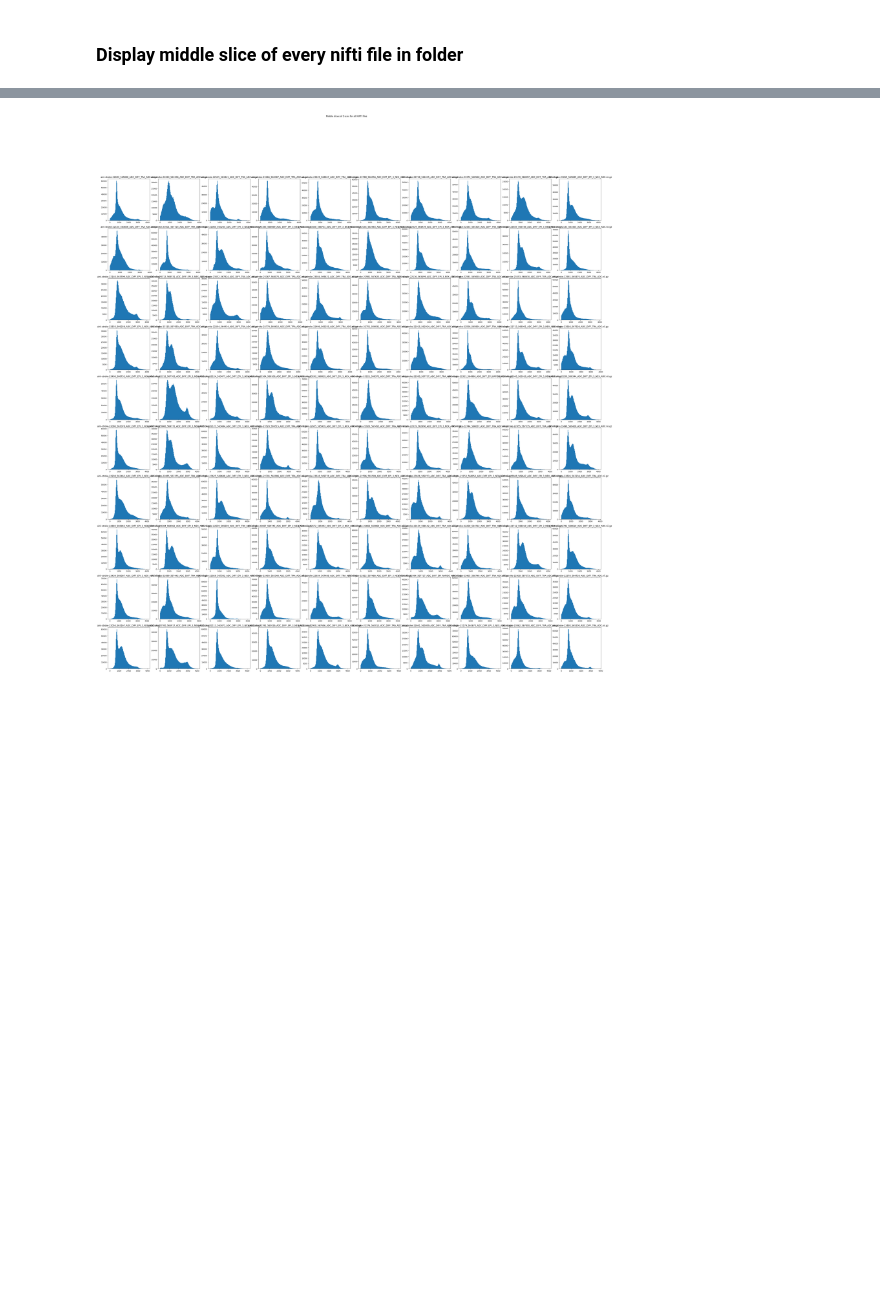
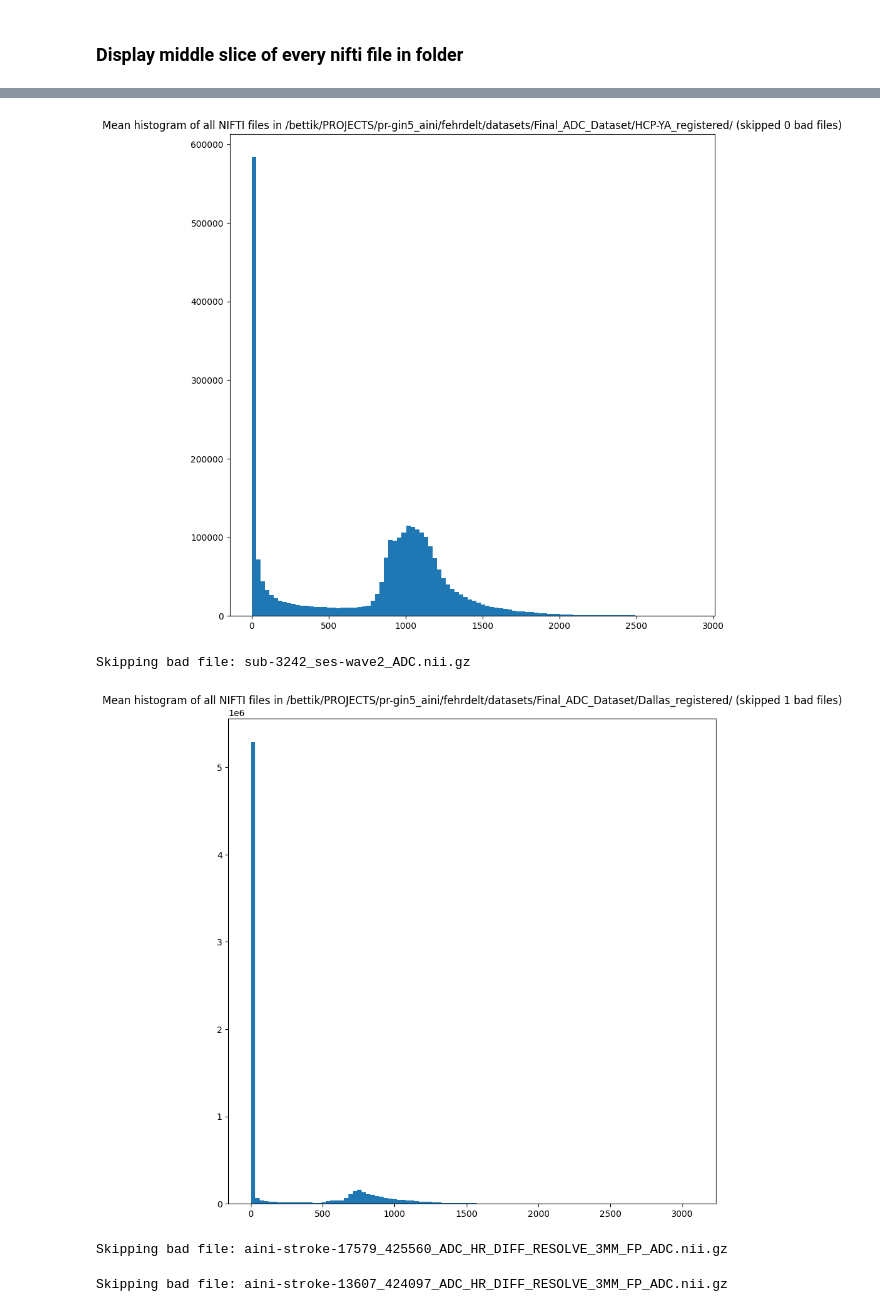
Before and after one commit to theotimefd/AnoDiffExperiments, a Jupyter notebook: Dataset_Preprocessing/visualize.ipynb, the cells around one changed output, grey strips where cells are left out. Saved outputs shown, nothing was run; the diff lists cells and outputs as text; code cells hidden in the pictures; blank space fills up the shorter version.

```diff
--- a/Dataset_Preprocessing/visualize.ipynb
+++ b/Dataset_Preprocessing/visualize.ipynb
@@ -57,4 +80,45 @@ display_middle_slice_z(folder_path=Final_ADC_Dataset_HCP_YA, nb_images=16, page_
 # %%
+bad_files = ["sub-3242_ses-wave2_ADC.nii.gz",
+            "aini-stroke-17579_425560_ADC_HR_DIFF_RESOLVE_3MM_FP_ADC.nii.gz",
+            "aini-stroke-13607_424097_ADC_HR_DIFF_RESOLVE_3MM_FP_ADC.nii.gz"]
+
+def display_mean_histogram(folder_path):
+    # List all files in the folder
+    files = os.listdir(folder_path)
+
+    # Filter out non-NIFTI files
+    nifti_files = [f for f in files if f.endswith('.nii') or f.endswith('.nii.gz')]
+
+    # Create a figure to display all middle slices
+    plt.figure(figsize=(10, 10))
+
+    data_sum = []
+    skipped_files = 0
+
+    for i, nifti_file in enumerate(tqdm(nifti_files)):
+        if nifti_file not in bad_files:
+            # Load the NIFTI image
+            img_path = os.path.join(folder_path, nifti_file)
+            img = nib.load(img_path)
+            data = img.get_fdata()
+            if len(data_sum) ==0:
+                data_sum.append(data.flatten())
+            else:
+                data_sum[0] += data.flatten()
+        else:
+            print(f"Skipping bad file: {nifti_file}")
+            skipped_files += 1
+
+    mean_data = data_sum[0]/(len(nifti_files)-skipped_files)
+
+    # Set the title of the figure
+    plt.title(f'Mean histogram of all NIFTI files in {folder_path} (skipped {skipped_files} bad files)')
+    plt.hist(mean_data[mean_data>0], 100)
+    # Show the plot
+    plt.show()
+
+
+
 def display_histograms(folder_path):
     # List all files in the folder
     files = os.listdir(folder_path)[:100]
@@ -65,7 +129,7 @@ def display_histograms(folder_path):
     # Create a figure to display all middle slices
     fig, axes = plt.subplots(10, 10, figsize=(50, 50))
 
-    for i, nifti_file in enumerate(nifti_files):
+    for i, nifti_file in enumerate(tqdm(nifti_files)):
         # Load the NIFTI image
         img_path = os.path.join(folder_path, nifti_file)
         img = nib.load(img_path)
@@ -82,5 +146,13 @@ def display_histograms(folder_path):
 
     # Show the plot
     plt.show()
-# %% [output]
-[figure, removed]
+# %%
+display_mean_histogram(Final_ADC_Dataset_HCP_YA)
+display_mean_histogram(Final_ADC_Dataset_Dallas)
+display_mean_histogram(Final_ADC_Dataset_AINI_stroke_ait)
+# %% [output]
+[figure, added]
+Skipping bad file: sub-3242_ses-wave2_ADC.nii.gz
+[figure, added]
+Skipping bad file: aini-stroke-17579_425560_ADC_HR_DIFF_RESOLVE_3MM_FP_ADC.nii.gz
+Skipping bad file: aini-stroke-13607_424097_ADC_HR_DIFF_RESOLVE_3MM_FP_ADC.nii.gz
```
Also changed, not shown: parts of 7 cells of this notebook, 9 other files.
